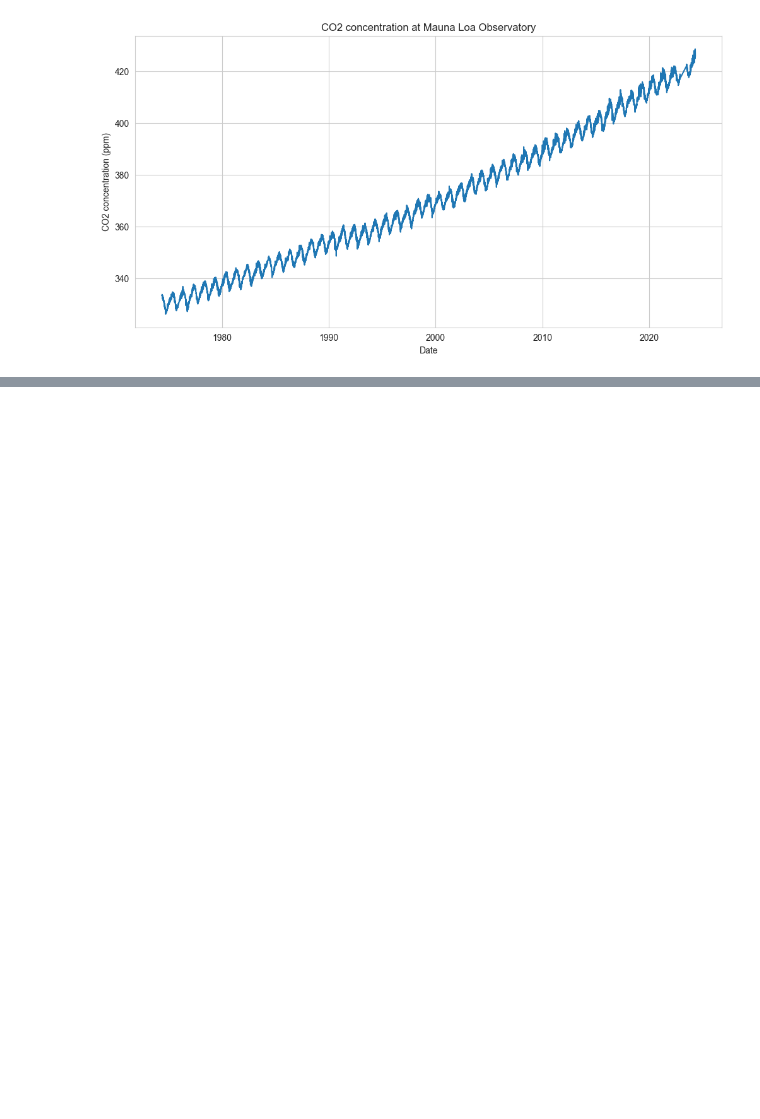
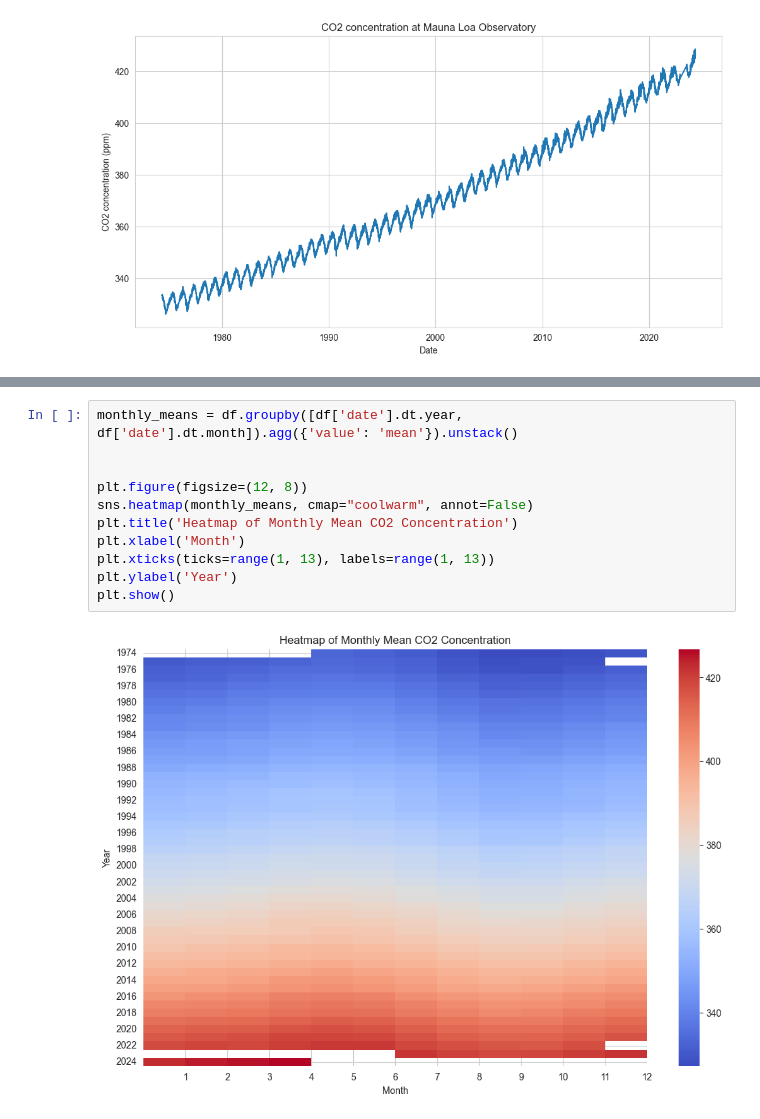
Before and after one commit to JanDuchscherer104/time-series-analysis, a Jupyter notebook: notebooks/lecture_01.ipynb, the cells around one changed output, grey strips where cells are left out. Saved outputs shown, nothing was run; the diff lists cells and outputs as text; blank space fills up the shorter version.

```diff
--- a/notebooks/lecture_01.ipynb
+++ b/notebooks/lecture_01.ipynb
@@ -80,0 +81,13 @@ for time_col in ("year", "month", "day"):
+# %%
+monthly_means = df.groupby([df['date'].dt.year, df['date'].dt.month]).agg({'value': 'mean'}).unstack()
+
+
+plt.figure(figsize=(12, 8))
+sns.heatmap(monthly_means, cmap="coolwarm", annot=False)
+plt.title('Heatmap of Monthly Mean CO2 Concentration')
+plt.xlabel('Month')
+plt.xticks(ticks=range(1, 13), labels=range(1, 13))
+plt.ylabel('Year')
+plt.show()
+# %% [output]
+[figure, added]
```
Also changed, not shown: parts of 2 cells of this notebook.
